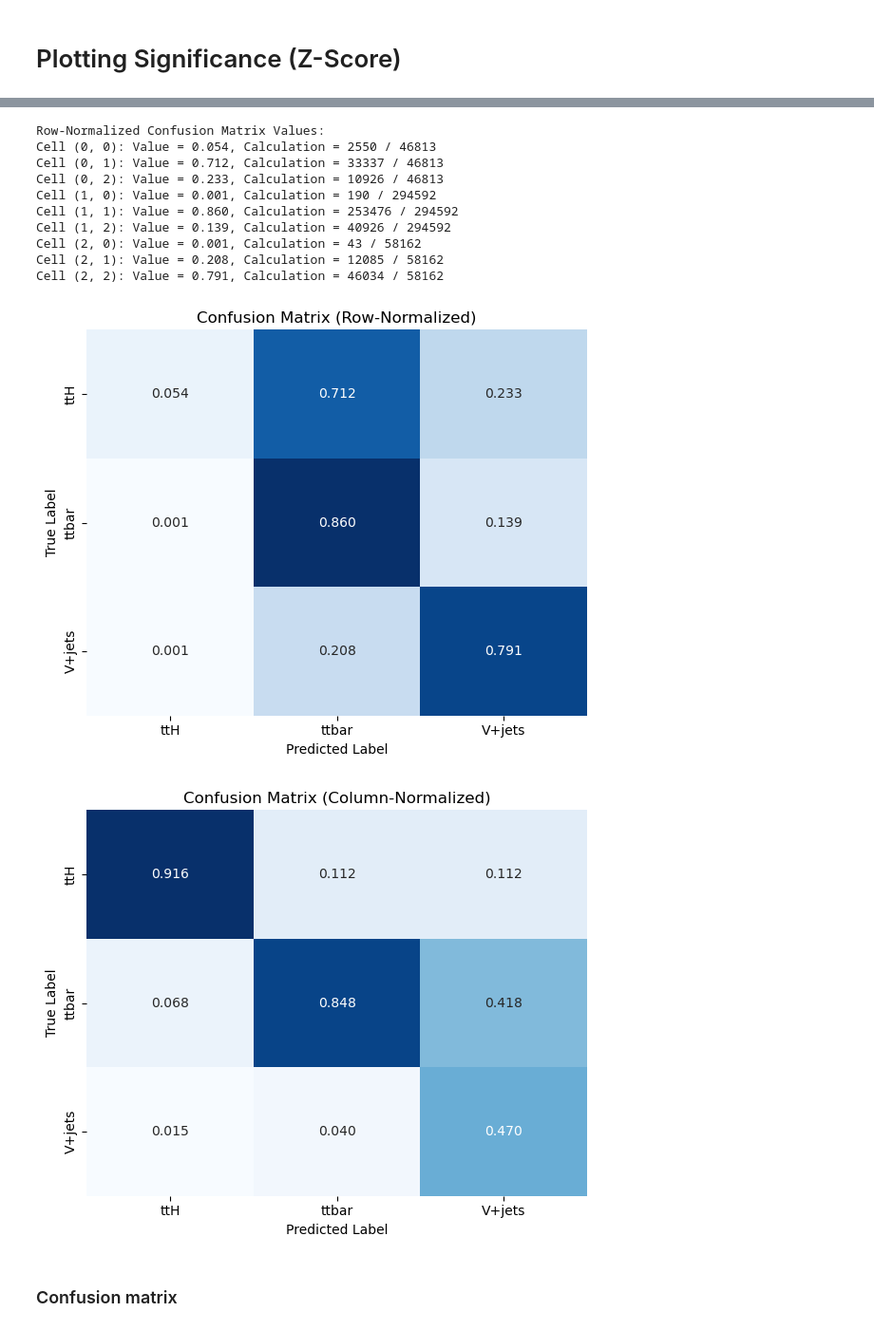
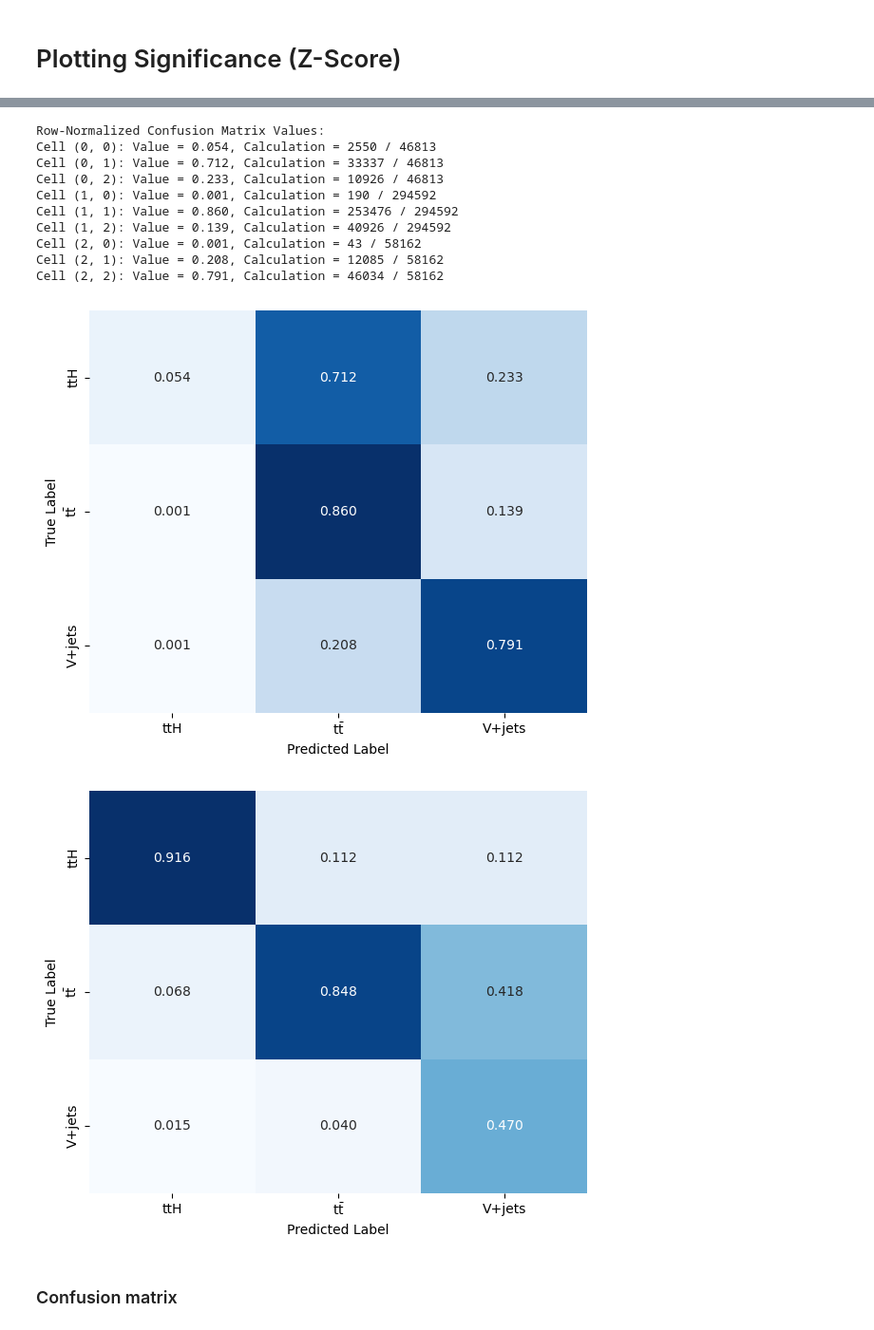
Before and after one commit to rabmc24/msci_project, a Jupyter notebook: transformer_renewed/bristol-tth-transformer-msc_project/notebooks/training_multiclassification.ipynb, the cells around one changed output, grey strips where cells are left out. Shown at 95% size. Saved outputs shown, nothing was run; the diff lists cells and outputs as text; code cells hidden in the pictures.

```diff
--- a/transformer_renewed/bristol-tth-transformer-msc_project/notebooks/training_multiclassification.ipynb
+++ b/transformer_renewed/bristol-tth-transformer-msc_project/notebooks/training_multiclassification.ipynb
@@ -935,7 +1187,7 @@ import matplotlib.pyplot as plt
 from sklearn.metrics import confusion_matrix
 
 # Define class labels
-class_labels = ["ttH", "ttbar", "V+jets"]
+class_labels = ["ttH", r"t$\bar{\mathrm{t}}$", "V+jets"]
 num_classes = len(class_labels)
 
 # Example threshold for class "ttH" (class 0)
@@ -997,37 +1249,37 @@ for i in range(num_classes):
         print(f"Cell ({i}, {j}): Value = {value:.3f}, Calculation = {calculation}")
 
 sns.heatmap(row_norm_cm, annot=True, fmt=".3f", cmap="Blues",
             xticklabels=class_labels, yticklabels=class_labels, cbar=False)
 plt.xlabel("Predicted Label")
 plt.ylabel("True Label")
-plt.title("Confusion Matrix (Row-Normalized)")
+#plt.title("Confusion Matrix (Row-Normalized)")
 plt.tight_layout()
 plt.show()
 
 # Column-normalized confusion matrix
 plt.figure(figsize=(6, 5))
 col_norm_cm = cm.astype(float) / cm.sum(axis=0, keepdims=True)
 sns.heatmap(col_norm_cm, annot=True, fmt=".3f", cmap="Blues",
             xticklabels=class_labels, yticklabels=class_labels, cbar=False)
 plt.xlabel("Predicted Label")
 plt.ylabel("True Label")
-plt.title("Confusion Matrix (Column-Normalized)")
+#plt.title("Confusion Matrix (Column-Normalized)")
 plt.tight_layout()
 plt.show()
 # ...existing code...
 # %% [output]
 Row-Normalized Confusion Matrix Values:
 Cell (0, 0): Value = 0.054, Calculation = 2550 / 46813
 Cell (0, 1): Value = 0.712, Calculation = 33337 / 46813
 Cell (0, 2): Value = 0.233, Calculation = 10926 / 46813
 Cell (1, 0): Value = 0.001, Calculation = 190 / 294592
 Cell (1, 1): Value = 0.860, Calculation = 253476 / 294592
 Cell (1, 2): Value = 0.139, Calculation = 40926 / 294592
 Cell (2, 0): Value = 0.001, Calculation = 43 / 58162
 Cell (2, 1): Value = 0.208, Calculation = 12085 / 58162
 Cell (2, 2): Value = 0.791, Calculation = 46034 / 58162
-[figure, old version]
+[figure, new version]
-[figure, old version]
+[figure, new version]
 # %%
 # trainer.save_checkpoint(f"{outdir}/model.pt")
 # print("Checkpoints are being saved in:", outdir)
```
Also changed, not shown: parts of 24 cells of this notebook, 42 other files.
